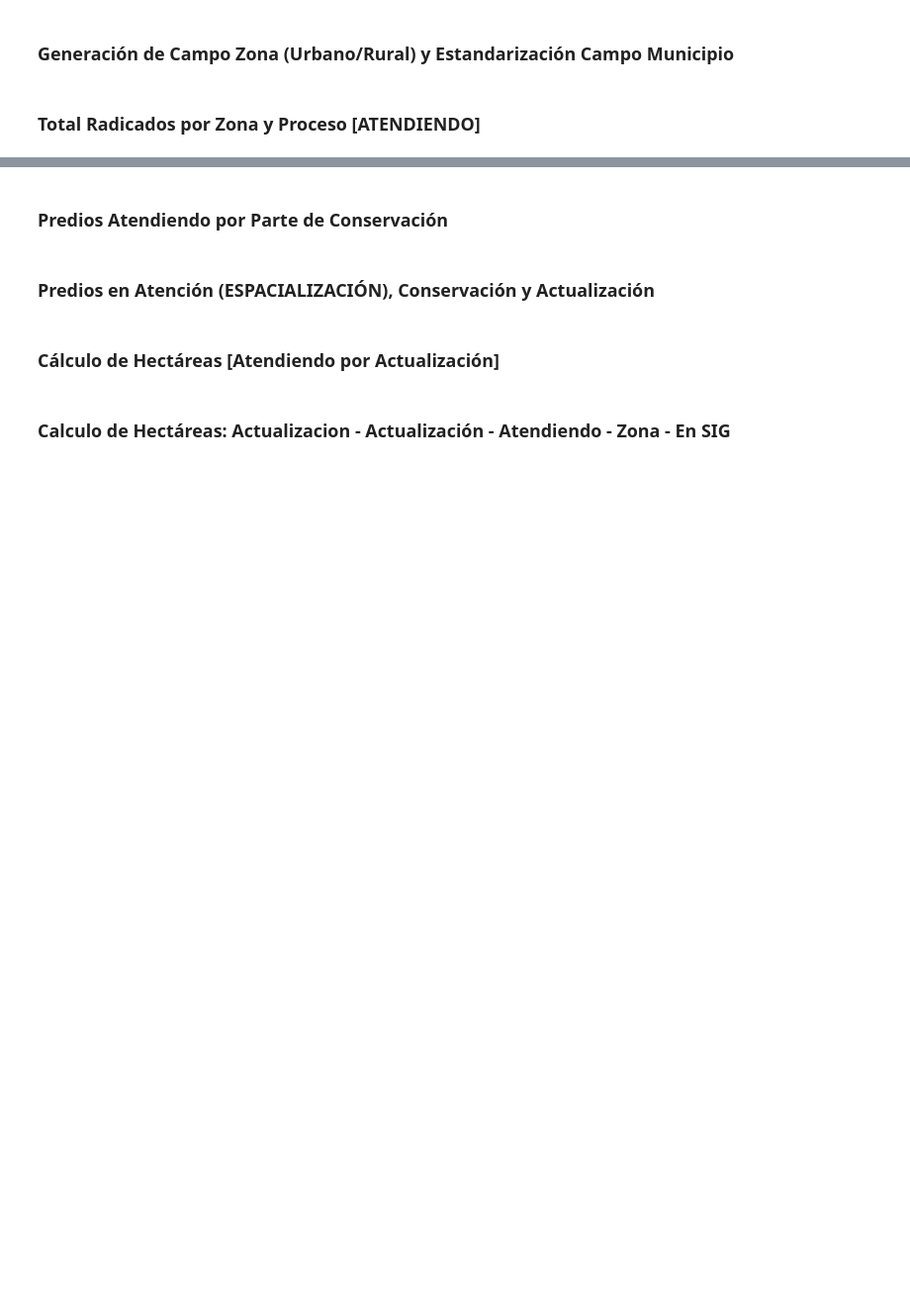
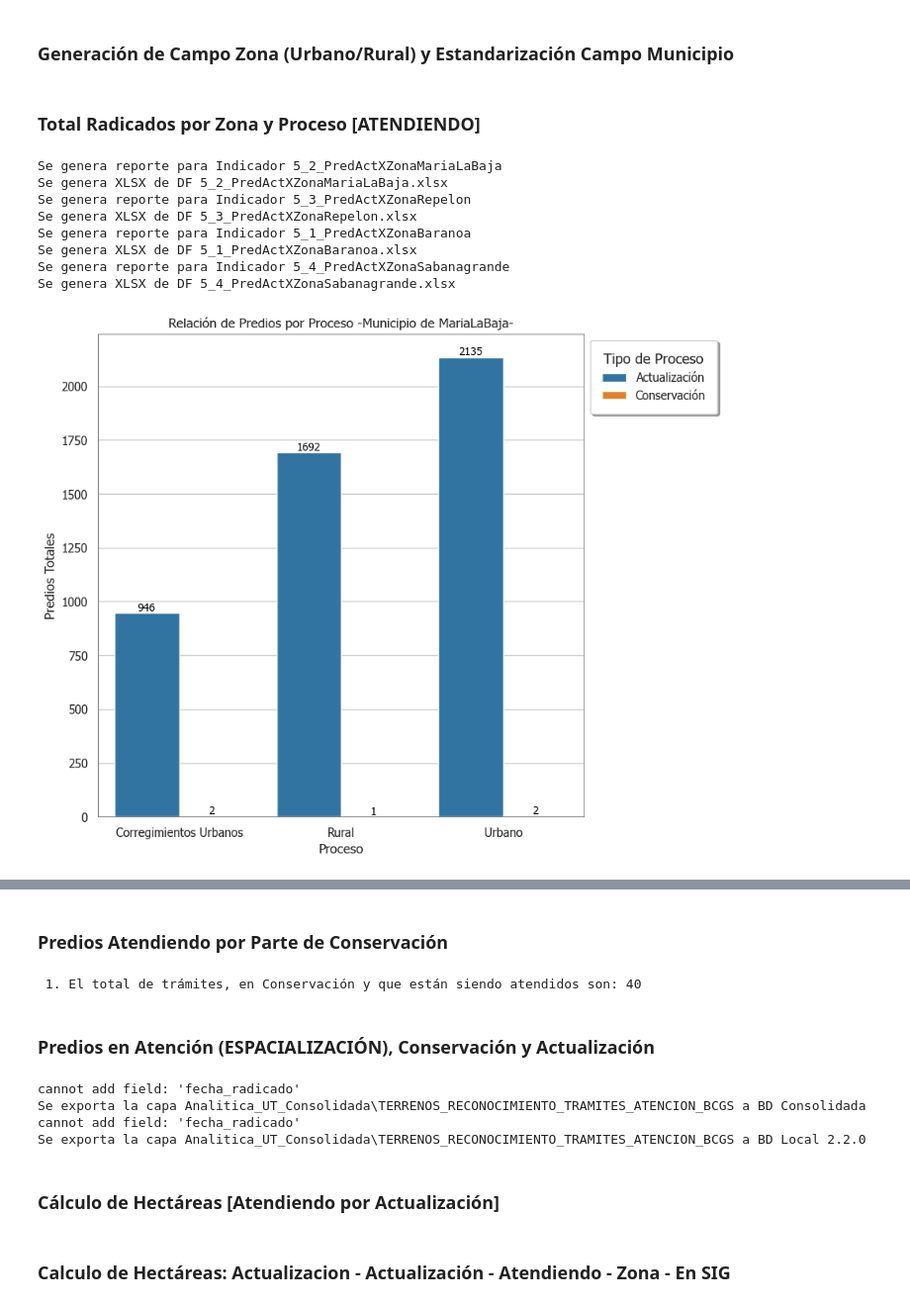
Before and after one commit to rjsaby/Retos_Programacion, a Jupyter notebook: zReporteRadicados/2.2.3.Identificacion_Predial_Total_Ha_Actualizadas.ipynb, the cells around one changed output, grey strips where cells are left out. Shown at 99% size. Saved outputs shown, nothing was run; the diff lists cells and outputs as text; code cells hidden in the pictures; blank space fills up the shorter version.

```diff
--- a/zReporteRadicados/2.2.3.Identificacion_Predial_Total_Ha_Actualizadas.ipynb
+++ b/zReporteRadicados/2.2.3.Identificacion_Predial_Total_Ha_Actualizadas.ipynb
@@ -165,6 +177,9 @@ for id_municipio, nombre_municipio in L_MUNICIPIOS:
     if nombre_municipio not in elementos_vistos:
         elementos_vistos.add(nombre_municipio)
 
+mi_lista = list(elementos_vistos)
+mi_lista_ordenada = sorted(mi_lista)
+
 for municipio in L_MUNICIPIO:
     query_municipio_zona = "municipio_estandarizado == "+"'"+municipio+"'"
     df = df_predios_radicados.query(query_municipio_zona)
@@ -179,7 +194,7 @@ for municipio, df in dataframes.items():
 
     # ** Usar ExcelWriter para guardar múltiples dataframes en diferentes hojas
     with pd.ExcelWriter(XLSX_UNIFICADO, engine='openpyxl', mode='a', if_sheet_exists='replace') as writer:
-        for index, conjunto_mpio in enumerate(elementos_vistos):
+        for index, conjunto_mpio in enumerate(mi_lista_ordenada):
             # ? Para asignar el código de acuerdo a la tupla se realiza este condicional.
                 if municipio == conjunto_mpio:
                     globals()[f'df_{municipio}_Filtrado_Pivote'].to_excel(writer, sheet_name='5_'+str(index+1)+'_PredActXZona'+municipio, index=True)
@@ -209,30 +224,40 @@ for municipio, df in dataframes.items():
 
     # Mapear los colores usando el diccionario
     palette = [paleta_colores[x] for x in df_despivoteado['proceso'].unique()]
 
     sns.barplot(x='zona', y='predios', hue='proceso', data=df_despivoteado, ax=ax, palette=palette)
 
     for container in ax.containers:
         ax.bar_label(container, fmt='%d', label_type='edge', fontsize=10, color='black')
 
     ax.legend(
         title='Tipo de Proceso',      # Título de la leyenda
         title_fontsize='13',          # Tamaño de fuente del título
         loc='upper left',             # Ubicación de la leyenda
         fontsize='11',                # Tamaño de fuente de las etiquetas
         bbox_to_anchor=(1, 1),        # Coordenadas de anclaje para mover la leyenda fuera del gráfico
         frameon=True,                 # Mostrar marco alrededor de la leyenda
         shadow=True,                  # Añadir sombra al marco de la leyenda
         fancybox=True,                # Hacer el marco redondeado
         borderpad=1                   # Espaciado entre el contenido y el marco
     )
 
     # * Ajustar las etiquetas y el título
     ax.set_title(f'Relación de Predios por Proceso -Municipio de {municipio}-')
     ax.set_xlabel('Proceso')
     ax.set_ylabel('Predios Totales')
 
     NOMBRE_GRAFICO = municipio + '_Predio_X_Proceso.png'
     ruta_grafico = os.path.join(DIRECTORIO_GRAFICO, NOMBRE_GRAFICO)
 
     plt.savefig(ruta_grafico, dpi=300, bbox_inches='tight')
+# %% [output]
+Se genera reporte para Indicador 5_2_PredActXZonaMariaLaBaja
+Se genera XLSX de DF 5_2_PredActXZonaMariaLaBaja.xlsx
+Se genera reporte para Indicador 5_3_PredActXZonaRepelon
+Se genera XLSX de DF 5_3_PredActXZonaRepelon.xlsx
+Se genera reporte para Indicador 5_1_PredActXZonaBaranoa
+Se genera XLSX de DF 5_1_PredActXZonaBaranoa.xlsx
+Se genera reporte para Indicador 5_4_PredActXZonaSabanagrande
+Se genera XLSX de DF 5_4_PredActXZonaSabanagrande.xlsx
+[figure, added]
@@ -247,6 +275,8 @@ print(f" 1. El total de trámites, en Conservación y que están siendo atendido
 
 with pd.ExcelWriter(RUTA_SALIDA_XLSX, engine='openpyxl', mode='a', if_sheet_exists='new') as writer:
     df_radicadosConNPNAtendiendoCampo.to_excel(writer, sheet_name=NOMBRE_HOJA, index=False)
+# %% [output]
+ 1. El total de trámites, en Conservación y que están siendo atendidos son: 40
 # %% [markdown]
 <h3>Predios en Atención (ESPACIALIZACIÓN), Conservación y Actualización</h3>
 # %%
@@ -265,6 +295,11 @@ print(f"Se exporta la capa {NOMBRE_CAPA_SALIDA} a BD Consolidada")
 # ** Exportación a BD Seguimiento Indicadores
 df_terrenos_radicadosConNPNAtendiendoCampo.spatial.to_featureclass(location=os.path.join(RUTA_BD_LOCAL,NOMBRE_CAPA_HAXESTADO))
 print(f"Se exporta la capa {NOMBRE_CAPA_SALIDA} a BD Local 2.2.0")
+# %% [output]
+cannot add field: 'fecha_radicado'
+Se exporta la capa Analitica_UT_Consolidada\TERRENOS_RECONOCIMIENTO_TRAMITES_ATENCION_BCGS a BD Consolidada
+cannot add field: 'fecha_radicado'
+Se exporta la capa Analitica_UT_Consolidada\TERRENOS_RECONOCIMIENTO_TRAMITES_ATENCION_BCGS a BD Local 2.2.0
 # %% [markdown]
 <h3>Cálculo de Hectáreas [Atendiendo por Actualización]</h3>
 # %%
```
Also changed, not shown: parts of 7 cells of this notebook, 11 other files.
